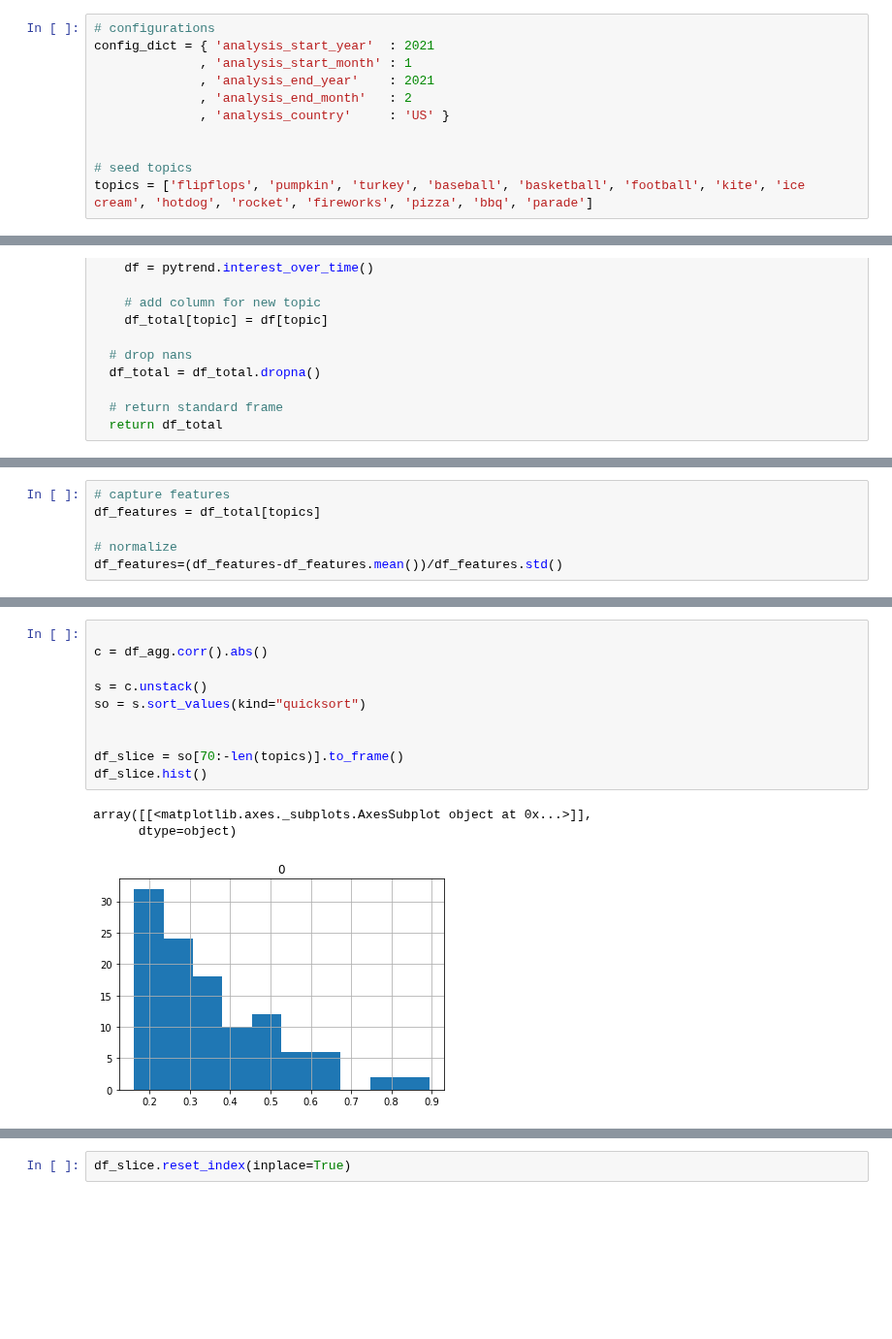
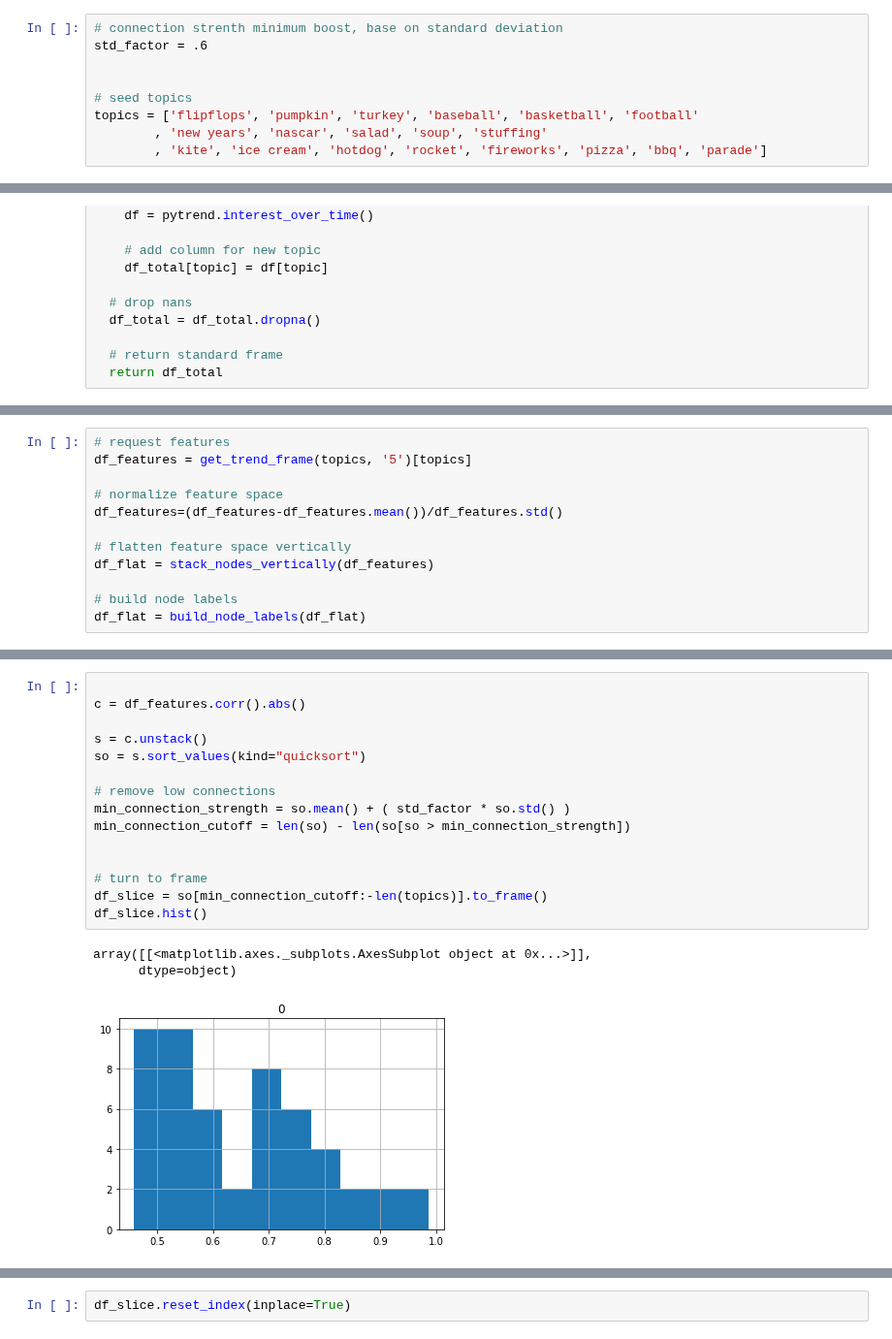
Before and after one commit to pinballsurgeon/deluxo_adjacency, a Jupyter notebook: emergence.ipynb, the cells around one changed output, grey strips where cells are left out. Shown at 97% size. Cells and saved outputs as stored; diff of their text form; blank space fills up the shorter version.

```diff
--- a/emergence.ipynb
+++ b/emergence.ipynb
@@ -49,16 +49,14 @@ openai.api_key = open('openai_key').read()
 # %% [markdown]
 ## seed config
 # %%
-# configurations
-config_dict = { 'analysis_start_year'  : 2021
-              , 'analysis_start_month' : 1
-              , 'analysis_end_year'    : 2021
-              , 'analysis_end_month'   : 2
-              , 'analysis_country'     : 'US' }
+# connection strenth minimum boost, base on standard deviation
+std_factor = .6
 
 
 # seed topics
-topics = ['flipflops', 'pumpkin', 'turkey', 'baseball', 'basketball', 'football', 'kite', 'ice cream', 'hotdog', 'rocket', 'fireworks', 'pizza', 'bbq', 'parade']
+topics = ['flipflops', 'pumpkin', 'turkey', 'baseball', 'basketball', 'football'
+        , 'new years', 'nascar', 'salad', 'soup', 'stuffing'
+        , 'kite', 'ice cream', 'hotdog', 'rocket', 'fireworks', 'pizza', 'bbq', 'parade']
 # %%
 # for a given list of topics, return dataframe of interests from pytrend
 def get_trend_frame(topics, years):
@@ -90,6 +136,12 @@ df_total = get_trend_frame(topics, '5')
 # %%
-# capture features
-df_features = df_total[topics]
+# request features
+df_features = get_trend_frame(topics, '5')[topics]
 
-# normalize
+# normalize feature space
 df_features=(df_features-df_features.mean())/df_features.std()
+
+# flatten feature space vertically
+df_flat = stack_nodes_vertically(df_features)
+
+# build node labels
+df_flat = build_node_labels(df_flat)
@@ -188,14 +164,19 @@ plt.show()
 # %%
 
-c = df_agg.corr().abs()
+c = df_features.corr().abs()
 
 s = c.unstack()
 so = s.sort_values(kind="quicksort")
 
+# remove low connections
+min_connection_strength = so.mean() + ( std_factor * so.std() )
+min_connection_cutoff = len(so) - len(so[so > min_connection_strength])
 
-df_slice = so[70:-len(topics)].to_frame()
+
+# turn to frame
+df_slice = so[min_connection_cutoff:-len(topics)].to_frame()
 df_slice.hist()
 # %% [output]
 array([[<matplotlib.axes._subplots.AxesSubplot object at 0x...>]],
       dtype=object)
-[figure, old version]
+[figure, new version]
```
Also changed, not shown: parts of 12 cells of this notebook.
